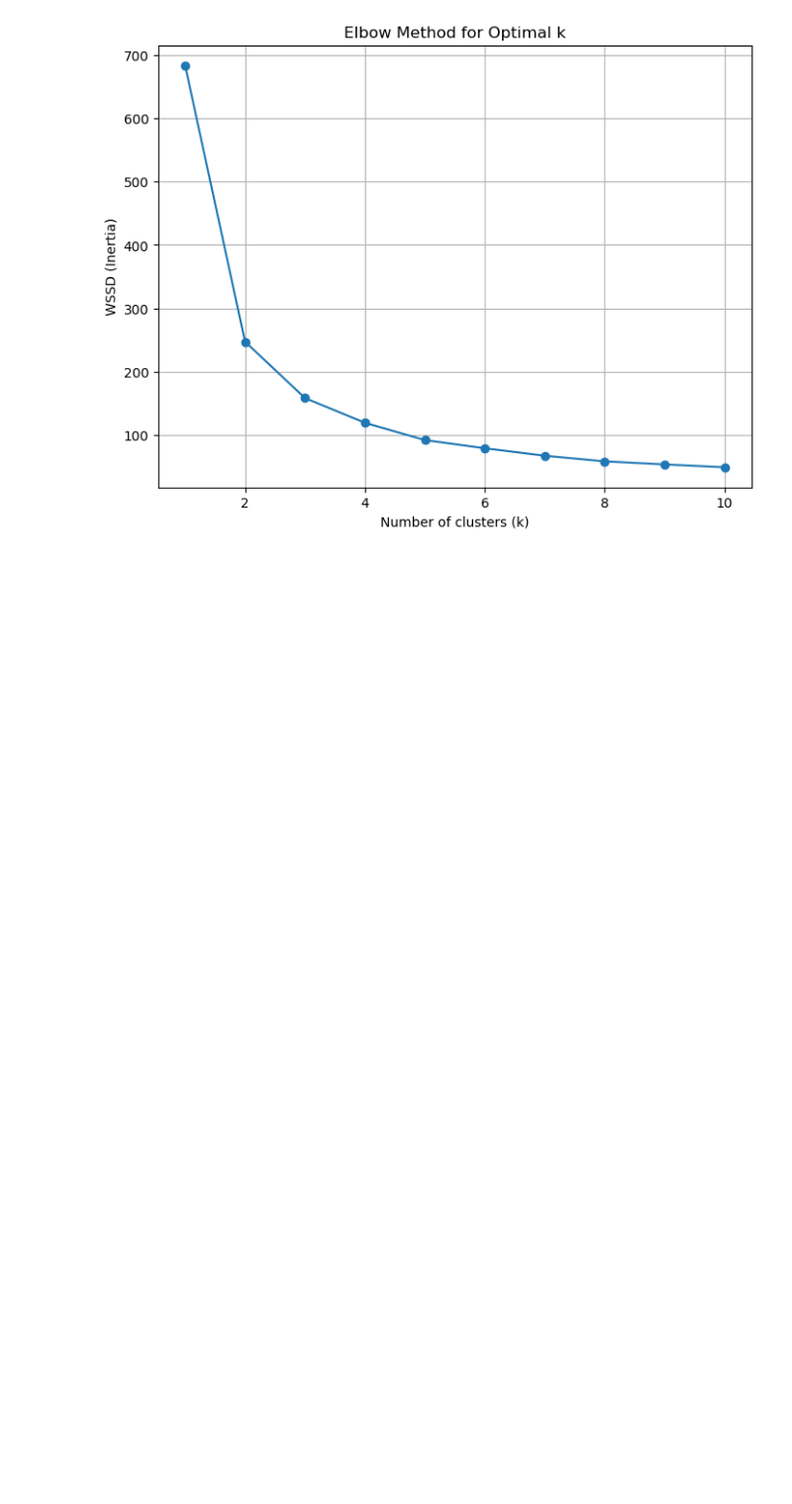
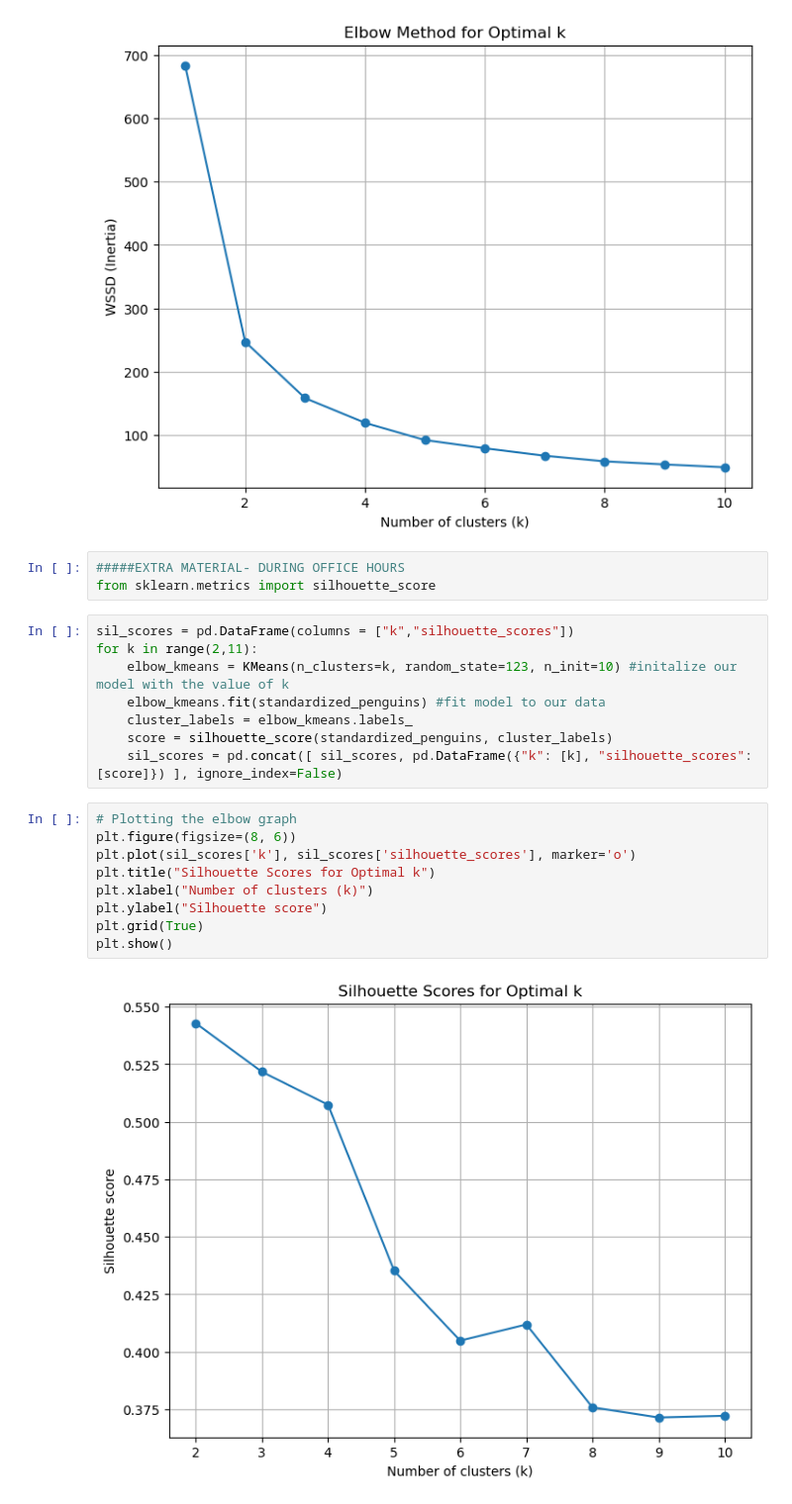
Before and after one commit to yukisuet/LCR, a Jupyter notebook: 04_this_cohort/live_code/live_code_01_16_2025.ipynb, the cells around one changed output. Shown at 99% size. Saved outputs shown, nothing was run; the diff lists cells and outputs as text; blank space fills up the shorter version.

```diff
--- a/04_this_cohort/live_code/live_code_01_16_2025.ipynb
+++ b/04_this_cohort/live_code/live_code_01_16_2025.ipynb
@@ -137,3 +137,25 @@ plt.grid(True)
 plt.show()
 # %% [output]
 [figure]
+# %%
+#####EXTRA MATERIAL- DURING OFFICE HOURS
+from sklearn.metrics import silhouette_score
+# %%
+sil_scores = pd.DataFrame(columns = ["k","silhouette_scores"])
+for k in range(2,11):
+    elbow_kmeans = KMeans(n_clusters=k, random_state=123, n_init=10) #initalize our model with the value of k
+    elbow_kmeans.fit(standardized_penguins) #fit model to our data
+    cluster_labels = elbow_kmeans.labels_
+    score = silhouette_score(standardized_penguins, cluster_labels)
+    sil_scores = pd.concat([ sil_scores, pd.DataFrame({"k": [k], "silhouette_scores": [score]}) ], ignore_index=False)
+# %%
+# Plotting the elbow graph
+plt.figure(figsize=(8, 6))
+plt.plot(sil_scores['k'], sil_scores['silhouette_scores'], marker='o')
+plt.title("Silhouette Scores for Optimal k")
+plt.xlabel("Number of clusters (k)")
+plt.ylabel("Silhouette score")
+plt.grid(True)
+plt.show()
+# %% [output]
+[figure, added]
```
